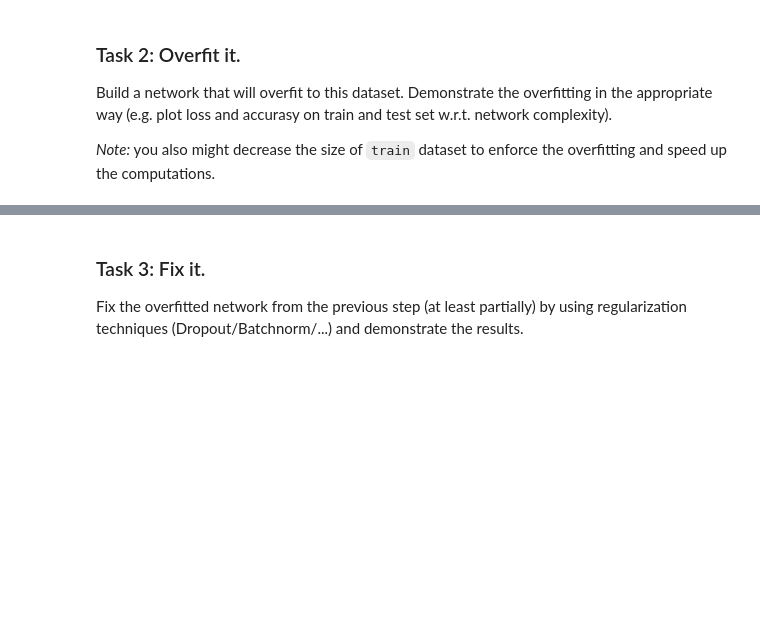
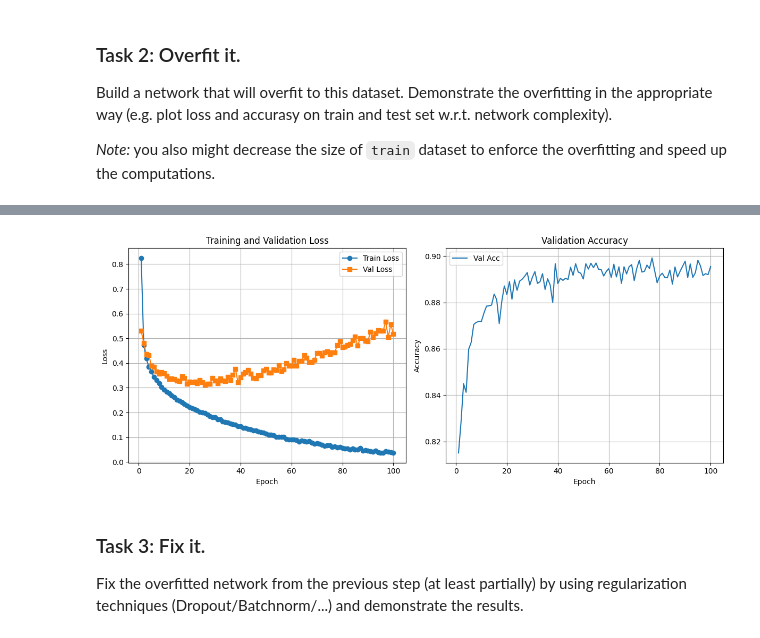
Before and after one commit to frest1ler/ml_homework, a Jupyter notebook: lab02_deep_learning/Lab2_DL_part2_overfitting.ipynb, the cells around one changed output, grey strips where cells are left out. Cells and saved outputs as stored; diff of their text form; code cells hidden in the pictures; blank space fills up the shorter version.

Commit message:
added overfit 5-layers model
refactoring: added model with ReLU, overfitting achieved on a 20-25 epoch

```diff
--- a/lab02_deep_learning/Lab2_DL_part2_overfitting.ipynb
+++ b/lab02_deep_learning/Lab2_DL_part2_overfitting.ipynb
@@ -203,12 +203,24 @@ class OverfittingNeuralNetwork(nn.Module):
     def __init__(self, input_shape=28*28, num_classes=10, input_channels=1):
         super(self.__class__, self).__init__()
         self.model = nn.Sequential(
-            nn.Flatten(), # This layer converts image into a vector to use Linear layers afterwards
-            # Your network structure comes here
-            nn.Linear(input_shape, num_classes)
+            nn.Flatten(),
+            nn.Linear(input_shape, input_shape // 2),
+            nn.ReLU(inplace=True),
+
+            nn.Linear(input_shape // 2, input_shape // 4),
+            nn.ReLU(inplace=True),
+
+            nn.Linear(input_shape // 4, input_shape // 8),
+            nn.ReLU(inplace=True),
+
+            nn.Linear(input_shape // 8, input_shape // 16),
+            nn.ReLU(inplace=True),
+
+            nn.Linear(input_shape // 16, num_classes)
         )
 
     def forward(self, inp):
         out = self.model(inp)
+        return out
 # %%
 torchsummary.summary(OverfittingNeuralNetwork().to(device), (28*28,))
@@ -221,3 +320,29 @@ loss_func = # YOUR CODE HERE
+# %%
+# Построение графиков потерь
+plt.figure(figsize=(12, 5))
+
+# График 1: Loss
+plt.subplot(1, 2, 1)
+plt.plot(range(1, n_epoch+1), epoch_train_loss_list, label='Train Loss', marker='o')
+plt.plot(range(1, n_epoch+1), epoch_val_loss_list, label='Val Loss', marker='s')
+plt.xlabel('Epoch')
+plt.ylabel('Loss')
+plt.title('Training and Validation Loss')
+plt.legend()
+plt.grid(True)
+
+plt.subplot(1, 2, 2)
+plt.plot(range(1, n_epoch+1), val_acc_list, label='Val Acc')
+plt.xlabel('Epoch')
+plt.ylabel('Accuracy')
+plt.title('Validation Accuracy')
+plt.legend()
+plt.grid(True)
+
+plt.tight_layout()
+plt.show()
+# %% [output]
+[figure, added]
 # %% [markdown]
 ### Task 3: Fix it.
 Fix the overfitted network from the previous step (at least partially) by using regularization techniques (Dropout/Batchnorm/...) and demonstrate the results.
```
Also changed, not shown: parts of 6 cells of this notebook.
